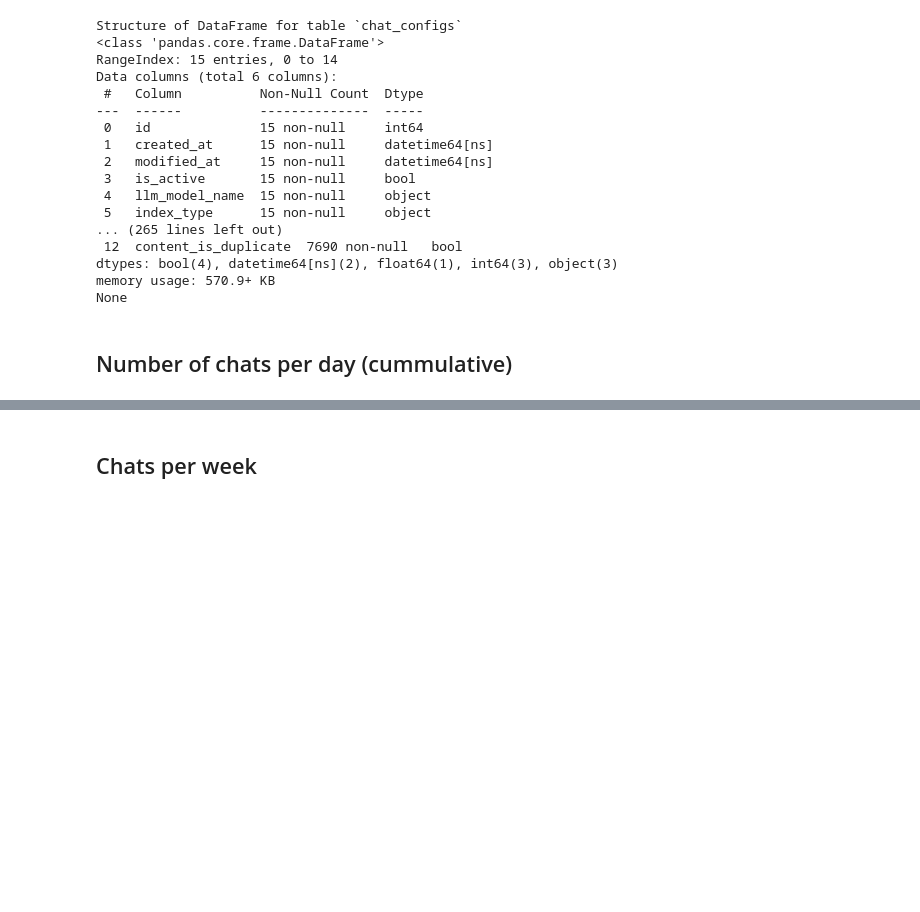
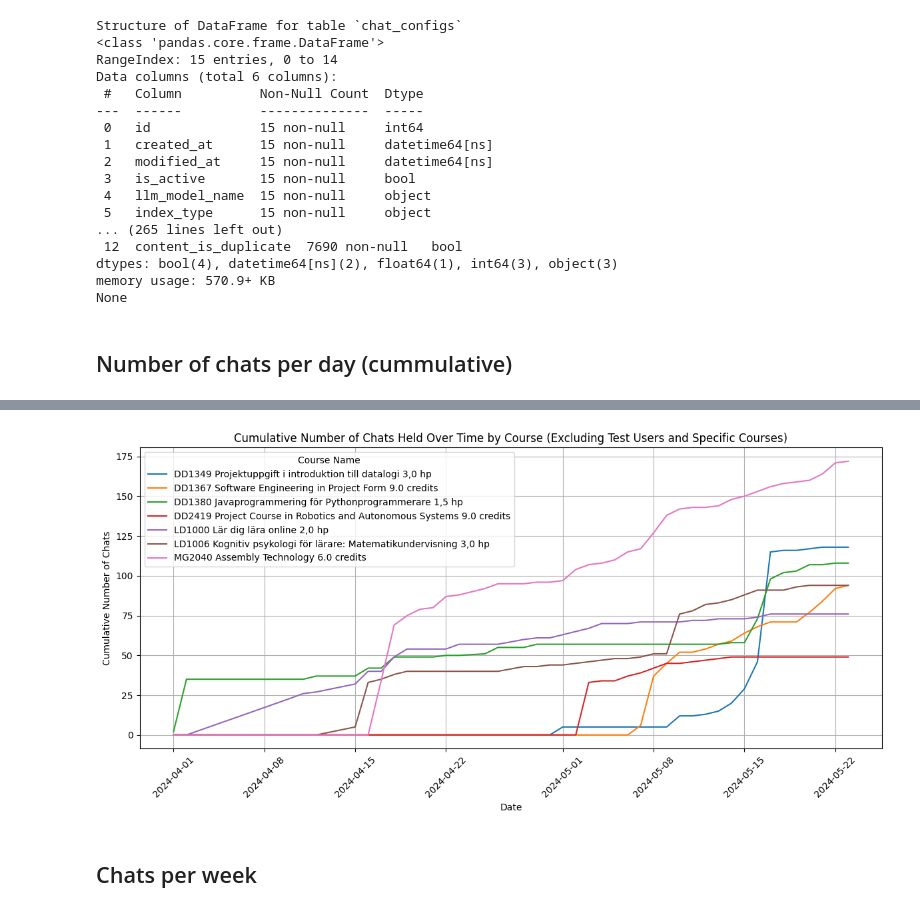
Before and after one commit to nattvara/DA231X, a Jupyter notebook: results/notebooks/usage.ipynb, the cells around one changed output, grey strips where cells are left out. Saved outputs shown, nothing was run; the diff lists cells and outputs as text; code cells hidden in the pictures; blank space fills up the shorter version.

```diff
--- a/results/notebooks/usage.ipynb
+++ b/results/notebooks/usage.ipynb
@@ -98,3 +104,39 @@ plt.show()
+# %%
+df_chats = dataframes['chats']
+df_sessions = dataframes['sessions']
+df_courses = dataframes['courses']
+
+df_chats['created_at'] = pd.to_datetime(df_chats['created_at'])
+
+df_merged = pd.merge(df_chats, df_sessions[['id', 'is_test_user']], left_on='session_id', right_on='id', how='left', suffixes=('', '_session'))
+
+df_filtered = df_merged[df_merged['is_test_user'] == False].copy()
+
+df_filtered_with_names = pd.merge(df_filtered, df_courses, left_on='course_id', right_on='id', how='left', suffixes=('', '_course'))
+
+# Exclude ID 1: DD2445 Complexity Theory 7.5 credits
+# Exclude ID 6: DA231X Degree Project in Computer Science and Engineering, Second Cycle 30.0 credits
+# These were just used for testing, not actually included in the study
+df_filtered_with_names = df_filtered_with_names[~df_filtered_with_names['course_id'].isin([1, 6])]
+
+chats_per_day_per_course_name = df_filtered_with_names.groupby(['name', df_filtered_with_names['created_at'].dt.date]).size().unstack(fill_value=0)
+
+cumulative_chats_per_course_name = chats_per_day_per_course_name.cumsum(axis=1).T
+
+plt.figure(figsize=(12, 6))
+for course_name in cumulative_chats_per_course_name.columns:
+    plt.plot(cumulative_chats_per_course_name.index, cumulative_chats_per_course_name[course_name], linestyle='-', label=course_name)
+
+plt.title('Cumulative Number of Chats Held Over Time by Course (Excluding Test Users and Specific Courses)')
+plt.xlabel('Date')
+plt.ylabel('Cumulative Number of Chats')
+plt.legend(title='Course Name')
+plt.grid(True)
+plt.xticks(rotation=45)
+plt.tight_layout()
+plt.show()
+# %% [output]
+[figure, added]
 # %% [markdown]
 ## Chats per week
 # %%
```
Also changed, not shown: parts of 4 cells of this notebook.
